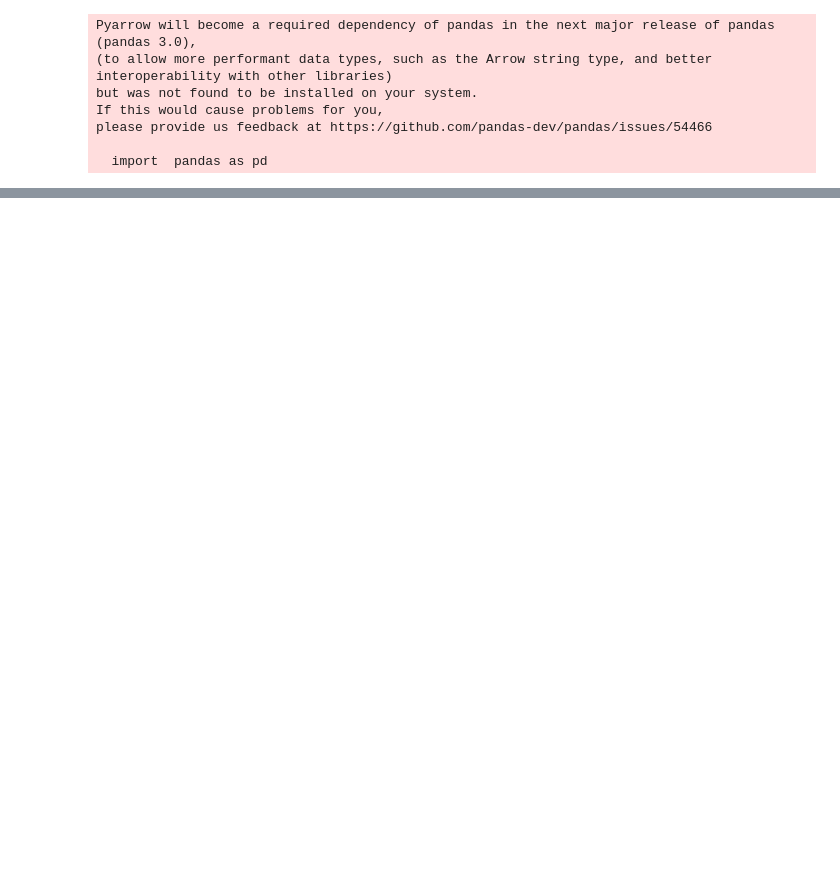
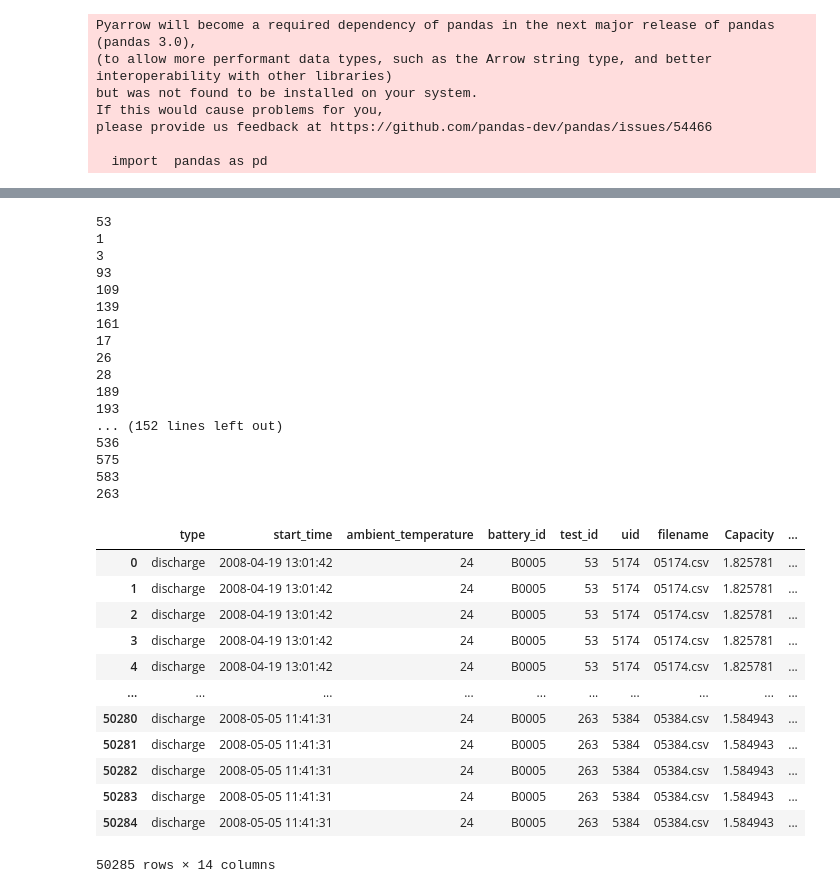
Before and after one commit to santhosh1299/lithium_ion_battery_discharge_prediction, a Jupyter notebook: Data Gathering.ipynb, the cells around one changed output, grey strips where cells are left out. Drawn from its saved outputs; the diff is of its cells as text; code cells hidden in the pictures; blank space fills up the shorter version.

```diff
--- a/Data Gathering.ipynb
+++ b/Data Gathering.ipynb
@@ -52,0 +39,5 @@ git l
+# %%
+
+discharge_df = discharge_df[['start_time', 'ambient_temperature', 'battery_id', 'test_id','uid', 'filename', 'Capacity']]
+
+discharge_df.head()
@@ -52,0 +178,53 @@ git l
+# %%
+combined_df=pd.DataFrame()
+
+# Iterate through each row in the DataFrame
+for index, row in battery_b0005_df.iterrows():
+    # Load data from each file into a temporary DataFrame
+    file_path = f'Data\cleaned_dataset\data\{row["filename"]}'  # Replace with the actual path
+    temp_df = pd.read_csv(file_path)  # Adjust parameters based on your file format
+    print(row['test_id'])
+    temp_df['test_id'] = row['test_id']
+    # Merge the original DataFrame with the temporary DataFrame based on a common key
+    combined_row = pd.merge(battery_b0005_df, temp_df, left_on='test_id', right_on='test_id', how='inner')
+
+    # Append the combined row to the main DataFrame
+    # Append the combined row to the main DataFrame
+    combined_df = pd.concat([combined_df, combined_row], ignore_index=True)
+
+
+
+combined_df
+
+# Now, 'combined_df' contains the combined data from all files
+# %% [output]
+53
+1
+3
+93
+109
+139
+161
+17
+26
+28
+189
+193
+... (152 lines left out)
+536
+575
+583
+263
+|  | type | start_time | ambient_temperature | battery_id | test_id | uid | filename | Capacity | ... |
+| 0 | discharge | 2008-04-19 13:01:42 | 24 | B0005 | 53 | 5174 | 05174.csv | 1.825781 | ... |
+| 1 | discharge | 2008-04-19 13:01:42 | 24 | B0005 | 53 | 5174 | 05174.csv | 1.825781 | ... |
+| 2 | discharge | 2008-04-19 13:01:42 | 24 | B0005 | 53 | 5174 | 05174.csv | 1.825781 | ... |
+| 3 | discharge | 2008-04-19 13:01:42 | 24 | B0005 | 53 | 5174 | 05174.csv | 1.825781 | ... |
+| 4 | discharge | 2008-04-19 13:01:42 | 24 | B0005 | 53 | 5174 | 05174.csv | 1.825781 | ... |
+| ... | ... | ... | ... | ... | ... | ... | ... | ... | ... |
+| 50280 | discharge | 2008-05-05 11:41:31 | 24 | B0005 | 263 | 5384 | 05384.csv | 1.584943 | ... |
+| 50281 | discharge | 2008-05-05 11:41:31 | 24 | B0005 | 263 | 5384 | 05384.csv | 1.584943 | ... |
+| 50282 | discharge | 2008-05-05 11:41:31 | 24 | B0005 | 263 | 5384 | 05384.csv | 1.584943 | ... |
+| 50283 | discharge | 2008-05-05 11:41:31 | 24 | B0005 | 263 | 5384 | 05384.csv | 1.584943 | ... |
+| 50284 | discharge | 2008-05-05 11:41:31 | 24 | B0005 | 263 | 5384 | 05384.csv | 1.584943 | ... |
+50285 rows × 14 columns
```
Also changed, not shown: parts of 14 cells of this notebook.
